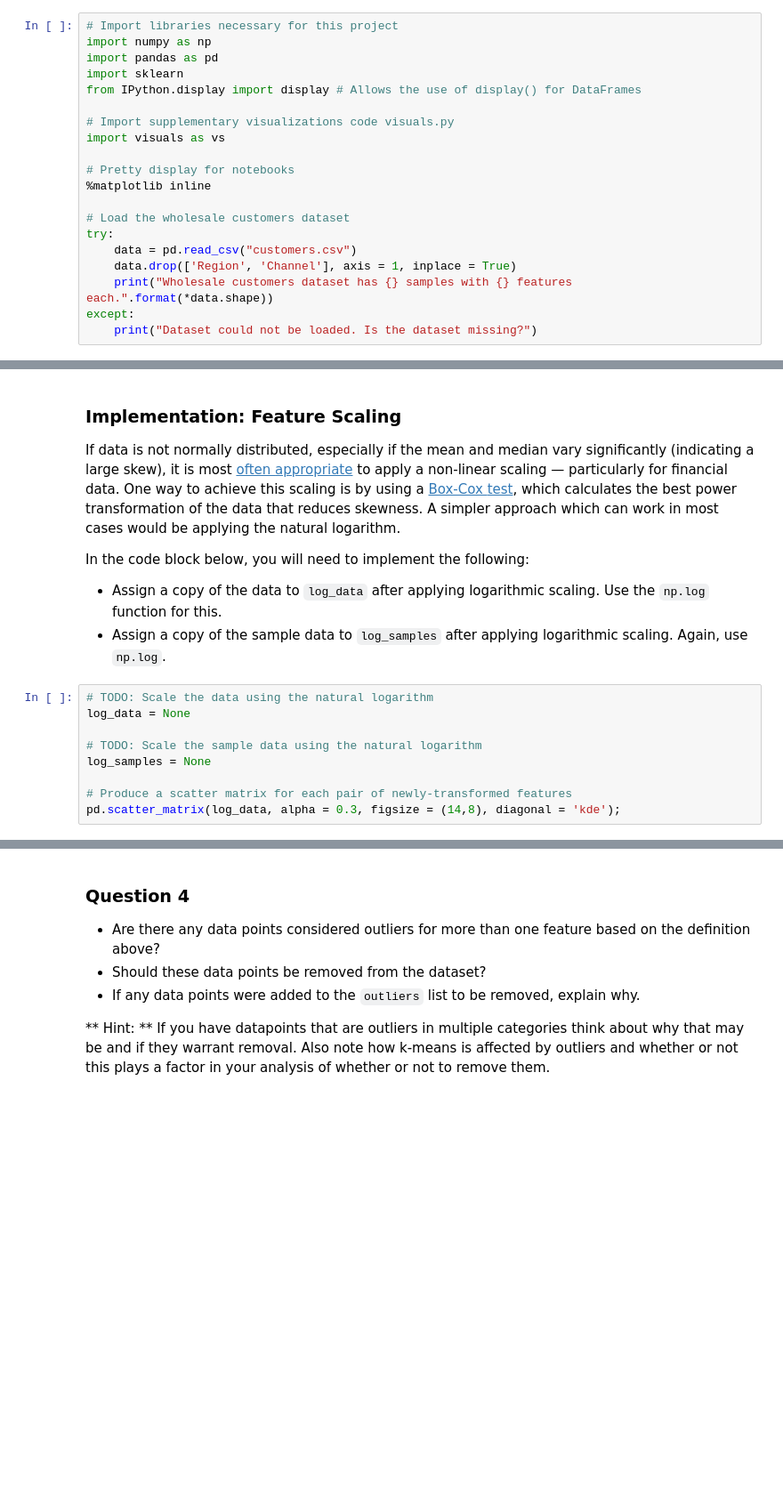
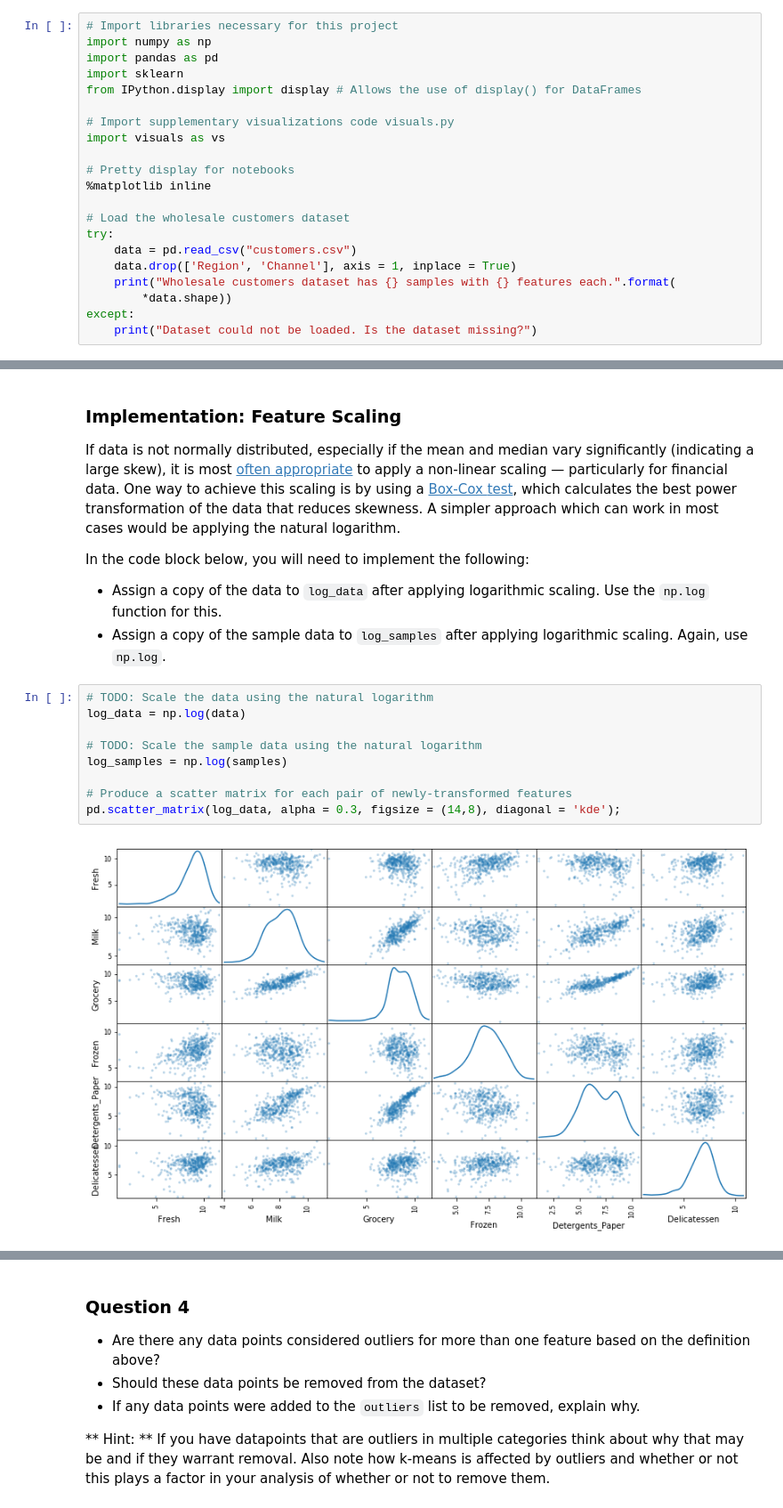
Before and after one commit to davidpham87/machine-learning, a Jupyter notebook: projects/customer_segments/customer_segments.ipynb, the cells around one changed output, grey strips where cells are left out. Shown at 89% size. Saved outputs shown, nothing was run; the diff lists cells and outputs as text; blank space fills up the shorter version.

```diff
--- a/projects/customer_segments/customer_segments.ipynb
+++ b/projects/customer_segments/customer_segments.ipynb
@@ -59,7 +59,8 @@ import visuals as vs
 try:
     data = pd.read_csv("customers.csv")
     data.drop(['Region', 'Channel'], axis = 1, inplace = True)
-    print("Wholesale customers dataset has {} samples with {} features each.".format(*data.shape))
+    print("Wholesale customers dataset has {} samples with {} features each.".format(
+        *data.shape))
 except:
     print("Dataset could not be loaded. Is the dataset missing?")
 # %% [output]
@@ -310,11 +312,13 @@ In the code block below, you will need to implement the following:
 # %%
 # TODO: Scale the data using the natural logarithm
-log_data = None
+log_data = np.log(data)
 
 # TODO: Scale the sample data using the natural logarithm
-log_samples = None
+log_samples = np.log(samples)
 
 # Produce a scatter matrix for each pair of newly-transformed features
 pd.scatter_matrix(log_data, alpha = 0.3, figsize = (14,8), diagonal = 'kde');
+# %% [output]
+[figure, added]
 # %% [markdown]
 ### Observation
```
Also changed, not shown: parts of 7 cells of this notebook.
